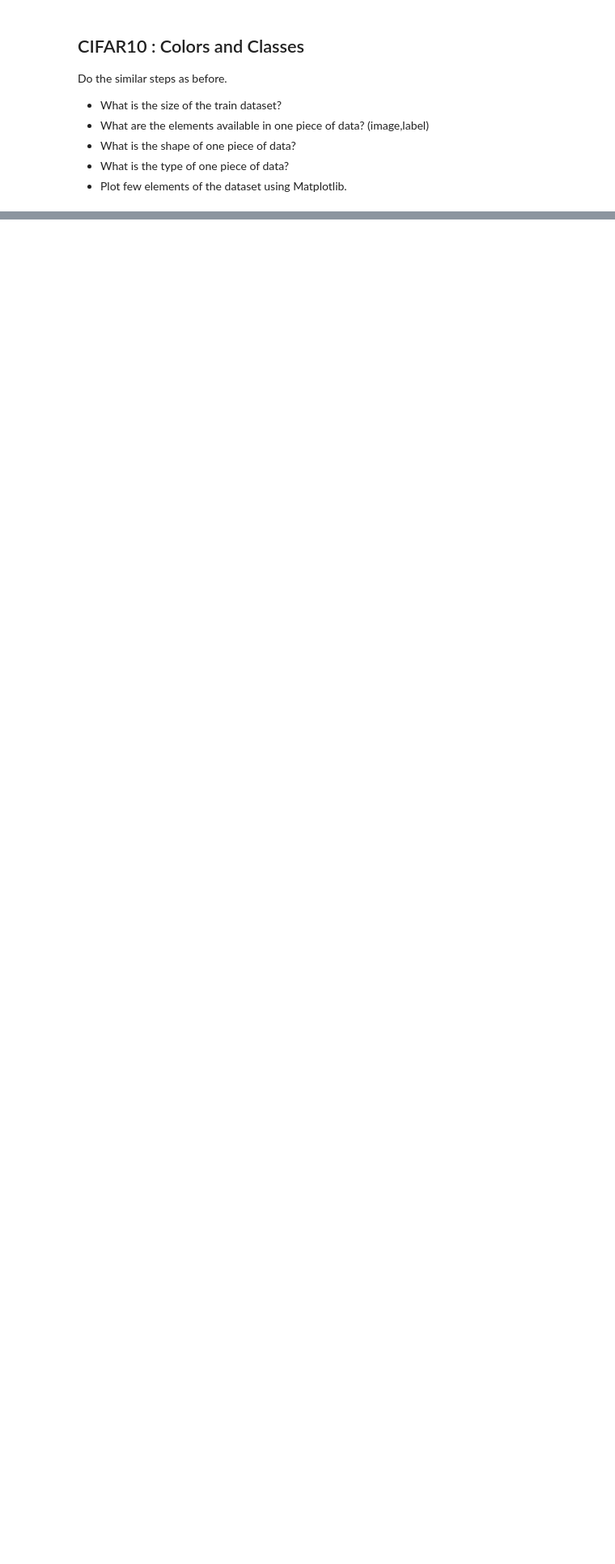
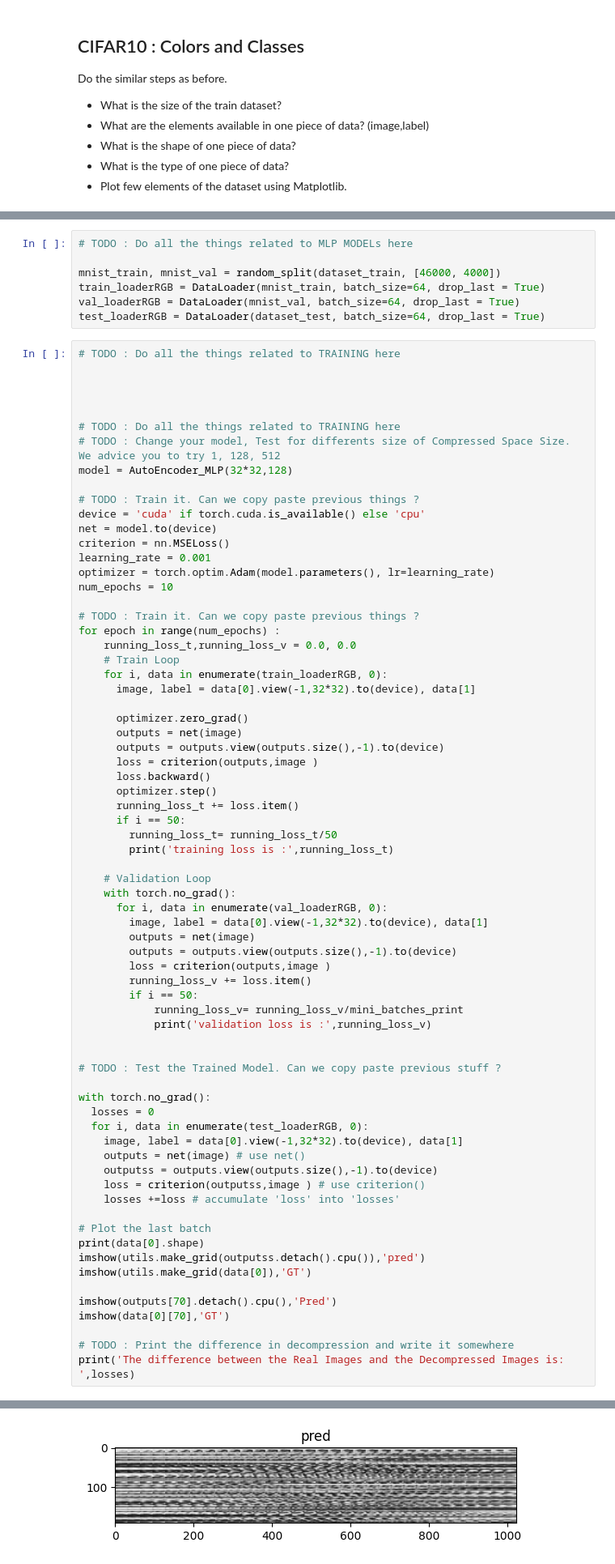
Before and after one commit to rayaneghilene/Image-compression, a Jupyter notebook: TP2_AE_GHILENE_CHERMAT.ipynb, the cells around one changed output, grey strips where cells are left out. Shown at 81% size. Drawn from its saved outputs; the diff is of its cells as text; blank space fills up the shorter version.

```diff
--- a/TP2_AE_GHILENE_CHERMAT.ipynb
+++ b/TP2_AE_GHILENE_CHERMAT.ipynb
@@ -1230,0 +1253,78 @@ dataset_test =  CIFAR10(root='./data', train=False,download=True, transform=tran
+# %%
+# TODO : Do all the things related to MLP MODELs here
+
+mnist_train, mnist_val = random_split(dataset_train, [46000, 4000])
+train_loaderRGB = DataLoader(mnist_train, batch_size=64, drop_last = True)
+val_loaderRGB = DataLoader(mnist_val, batch_size=64, drop_last = True)
+test_loaderRGB = DataLoader(dataset_test, batch_size=64, drop_last = True)
+# %%
+# TODO : Do all the things related to TRAINING here
+
+
+
+
+# TODO : Do all the things related to TRAINING here
+# TODO : Change your model, Test for differents size of Compressed Space Size. We advice you to try 1, 128, 512
+model = AutoEncoder_MLP(32*32,128)
+
+# TODO : Train it. Can we copy paste previous things ?
+device = 'cuda' if torch.cuda.is_available() else 'cpu'
+net = model.to(device)
+criterion = nn.MSELoss()
+learning_rate = 0.001
+optimizer = torch.optim.Adam(model.parameters(), lr=learning_rate)
+num_epochs = 10
+
+# TODO : Train it. Can we copy paste previous things ?
+for epoch in range(num_epochs) :
+    running_loss_t,running_loss_v = 0.0, 0.0
+    # Train Loop
+    for i, data in enumerate(train_loaderRGB, 0):
+      image, label = data[0].view(-1,32*32).to(device), data[1]
+
+      optimizer.zero_grad()
+      outputs = net(image)
+      outputs = outputs.view(outputs.size(),-1).to(device)
+      loss = criterion(outputs,image )
+      loss.backward()
+      optimizer.step()
+      running_loss_t += loss.item()
+      if i == 50:
+        running_loss_t= running_loss_t/50
+        print('training loss is :',running_loss_t)
+
+    # Validation Loop
+    with torch.no_grad():
+      for i, data in enumerate(val_loaderRGB, 0):
+        image, label = data[0].view(-1,32*32).to(device), data[1]
+        outputs = net(image)
+        outputs = outputs.view(outputs.size(),-1).to(device)
+        loss = criterion(outputs,image )
+        running_loss_v += loss.item()
+        if i == 50:
+            running_loss_v= running_loss_v/mini_batches_print
+            print('validation loss is :',running_loss_v)
+
+
+# TODO : Test the Trained Model. Can we copy paste previous stuff ?
+
+with torch.no_grad():
+  losses = 0
+  for i, data in enumerate(test_loaderRGB, 0):
+    image, label = data[0].view(-1,32*32).to(device), data[1]
+    outputs = net(image) # use net()
+    outputss = outputs.view(outputs.size(),-1).to(device)
+    loss = criterion(outputss,image ) # use criterion()
+    losses +=loss # accumulate 'loss' into 'losses'
+
+# Plot the last batch
+print(data[0].shape)
+imshow(utils.make_grid(outputss.detach().cpu()),'pred')
+imshow(utils.make_grid(data[0]),'GT')
+
+imshow(outputs[70].detach().cpu(),'Pred')
+imshow(data[0][70],'GT')
+
+# TODO : Print the difference in decompression and write it somewhere
+print('The difference between the Real Images and the Decompressed Images is: ',losses)
+# %% [output]
@@ -1230,0 +1348 @@ dataset_test =  CIFAR10(root='./data', train=False,download=True, transform=tran
+[figure, added]
```
Also changed, not shown: parts of 18 cells of this notebook.
